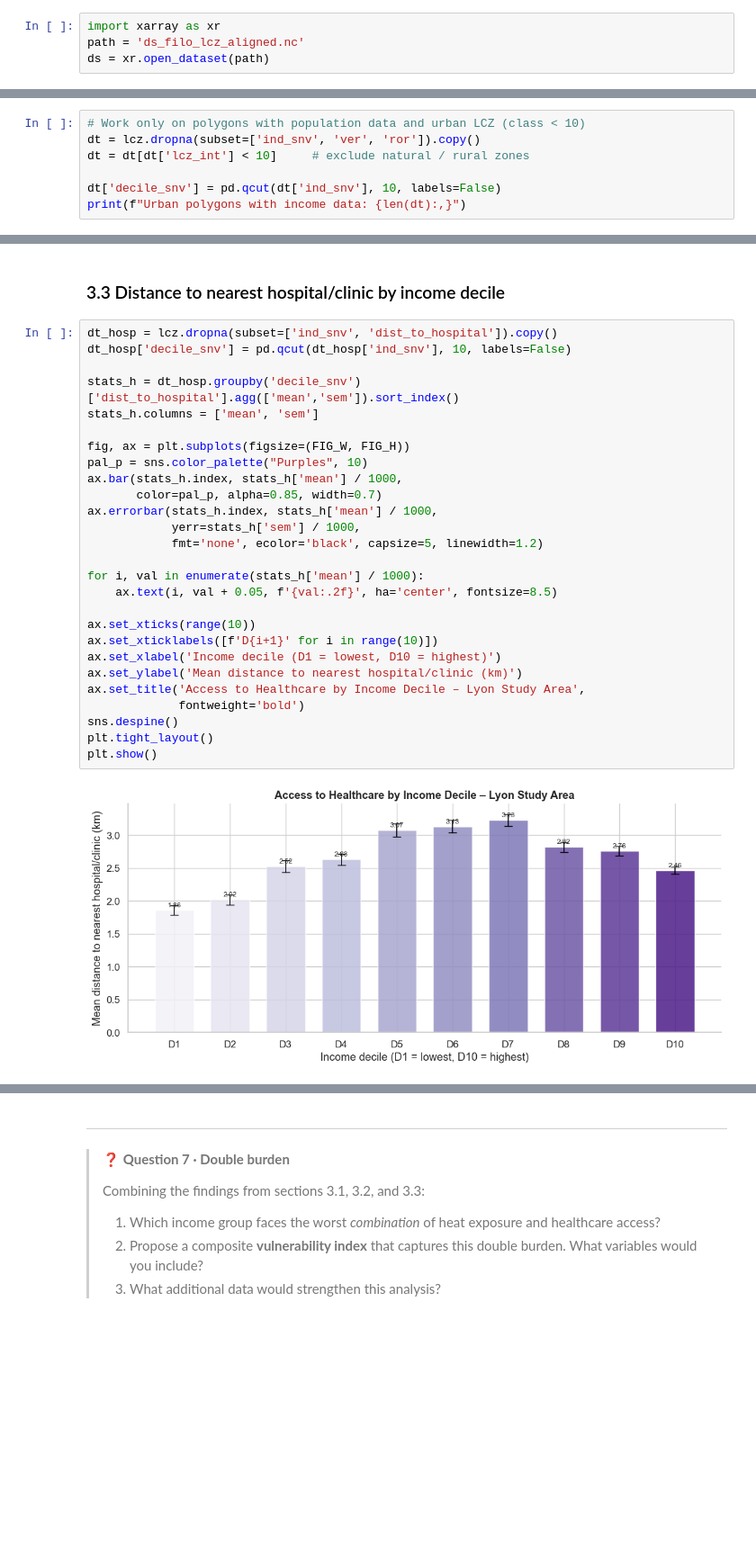
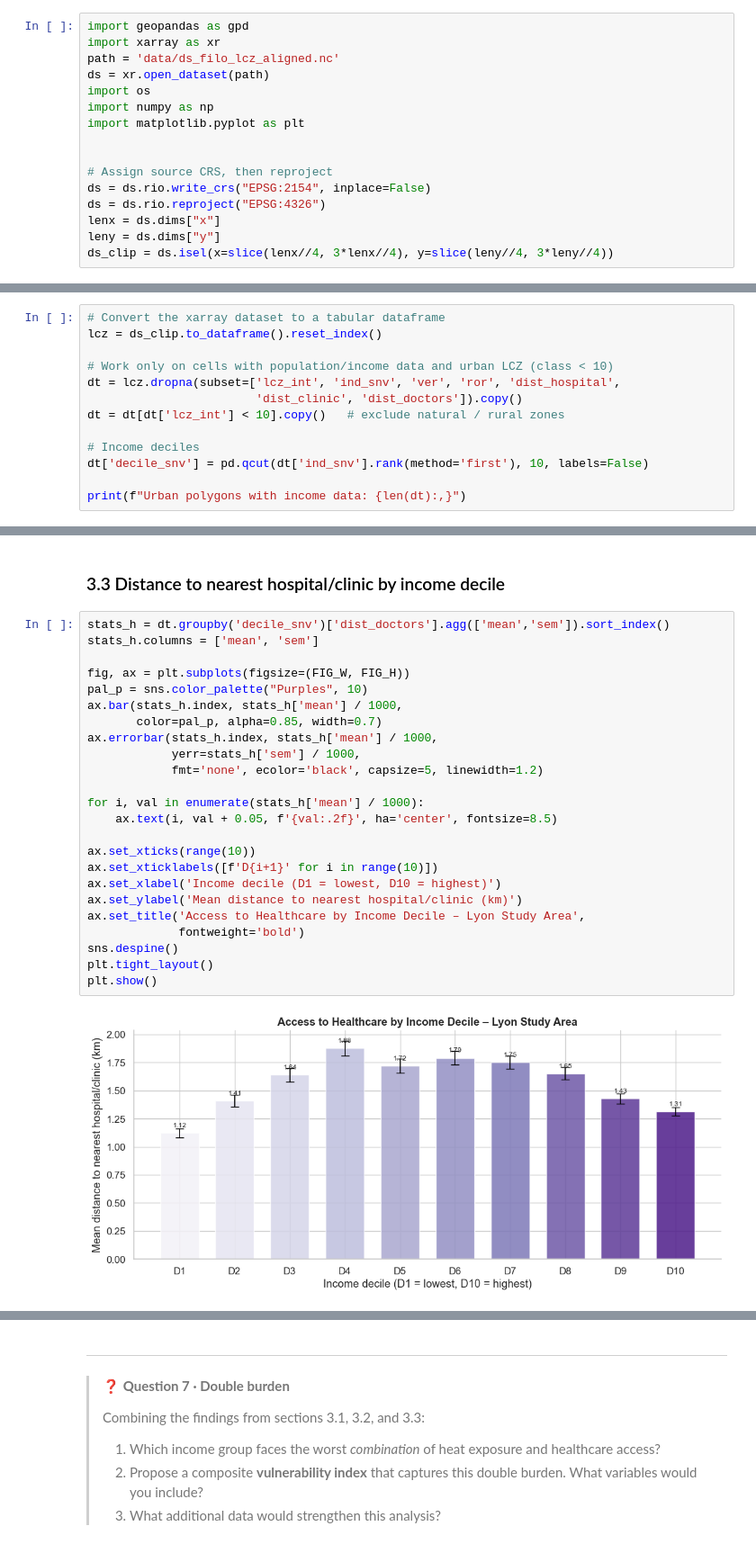
Before and after one commit to colinlenoble/TD1_sciencespo, a Jupyter notebook: uhi_lesson_with_questions.ipynb, the cells around one changed output, grey strips where cells are left out. Shown at 90% size. Saved outputs shown, nothing was run; the diff lists cells and outputs as text; blank space fills up the shorter version.

```diff
--- a/uhi_lesson_with_questions.ipynb
+++ b/uhi_lesson_with_questions.ipynb
@@ -369,4 +382,16 @@ We load a pre-processed GeoPackage that combines LCZ polygons with:
 # %%
+import geopandas as gpd
 import xarray as xr
-path = 'ds_filo_lcz_aligned.nc'
+path = 'data/ds_filo_lcz_aligned.nc'
 ds = xr.open_dataset(path)
+import os
+import numpy as np
+import matplotlib.pyplot as plt
+
+
+# Assign source CRS, then reproject
+ds = ds.rio.write_crs("EPSG:2154", inplace=False)
+ds = ds.rio.reproject("EPSG:4326")
+lenx = ds.dims["x"]
+leny = ds.dims["y"]
+ds_clip = ds.isel(x=slice(lenx//4, 3*lenx//4), y=slice(leny//4, 3*leny//4))
@@ -533,10 +847,16 @@ We now test whether socioeconomic status predicts exposure to heat risk factors.
 We divide the study area into **income deciles** (D1 = poorest 10%, D10 = richest 10%)
 and compare four indicators across deciles.
 # %%
-# Work only on polygons with population data and urban LCZ (class < 10)
-dt = lcz.dropna(subset=['ind_snv', 'ver', 'ror']).copy()
-dt = dt[dt['lcz_int'] < 10]     # exclude natural / rural zones
+# Convert the xarray dataset to a tabular dataframe
+lcz = ds_clip.to_dataframe().reset_index()
 
-dt['decile_snv'] = pd.qcut(dt['ind_snv'], 10, labels=False)
+# Work only on cells with population/income data and urban LCZ (class < 10)
+dt = lcz.dropna(subset=['lcz_int', 'ind_snv', 'ver', 'ror', 'dist_hospital',
+                        'dist_clinic', 'dist_doctors']).copy()
+dt = dt[dt['lcz_int'] < 10].copy()   # exclude natural / rural zones
+
+# Income deciles
+dt['decile_snv'] = pd.qcut(dt['ind_snv'].rank(method='first'), 10, labels=False)
+
 print(f"Urban polygons with income data: {len(dt):,}")
 # %% [output]
@@ -611,31 +931,28 @@ plt.show()
 # %% [markdown]
 ### 3.3 Distance to nearest hospital/clinic by income decile
 # %%
-dt_hosp = lcz.dropna(subset=['ind_snv', 'dist_to_hospital']).copy()
-dt_hosp['decile_snv'] = pd.qcut(dt_hosp['ind_snv'], 10, labels=False)
-
-stats_h = dt_hosp.groupby('decile_snv')['dist_to_hospital'].agg(['mean','sem']).sort_index()
+stats_h = dt.groupby('decile_snv')['dist_doctors'].agg(['mean','sem']).sort_index()
 stats_h.columns = ['mean', 'sem']
 
 fig, ax = plt.subplots(figsize=(FIG_W, FIG_H))
 pal_p = sns.color_palette("Purples", 10)
 ax.bar(stats_h.index, stats_h['mean'] / 1000,
        color=pal_p, alpha=0.85, width=0.7)
 ax.errorbar(stats_h.index, stats_h['mean'] / 1000,
             yerr=stats_h['sem'] / 1000,
             fmt='none', ecolor='black', capsize=5, linewidth=1.2)
 
 for i, val in enumerate(stats_h['mean'] / 1000):
     ax.text(i, val + 0.05, f'{val:.2f}', ha='center', fontsize=8.5)
 
 ax.set_xticks(range(10))
 ax.set_xticklabels([f'D{i+1}' for i in range(10)])
 ax.set_xlabel('Income decile (D1 = lowest, D10 = highest)')
 ax.set_ylabel('Mean distance to nearest hospital/clinic (km)')
 ax.set_title('Access to Healthcare by Income Decile – Lyon Study Area',
              fontweight='bold')
 sns.despine()
 plt.tight_layout()
 plt.show()
 # %% [output]
-[figure, old version]
+[figure, new version]
```
Also changed, not shown: parts of 48 cells of this notebook, 3 other files.
